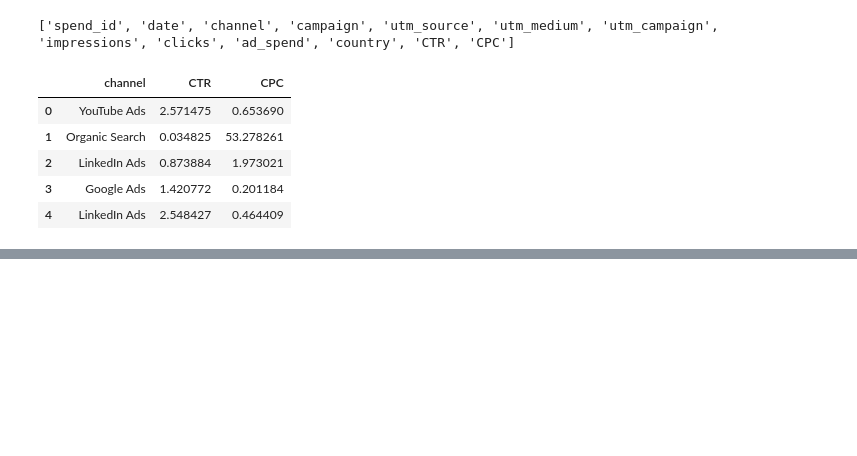
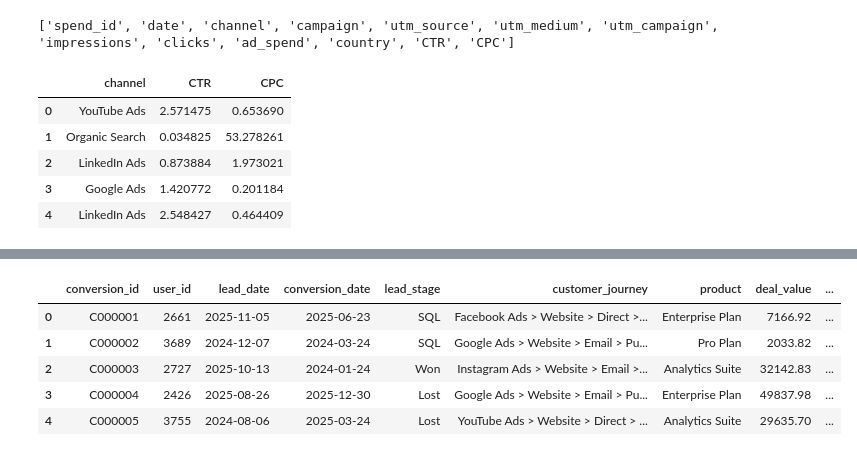
Before and after one commit to hitteshkharyal/Marketing-_ROI_Dashboard, a Jupyter notebook: project1.ipynb, the cells around one changed output, grey strips where cells are left out. Cells and saved outputs as stored; diff of their text form; code cells hidden in the pictures; blank space fills up the shorter version.

```diff
--- a/project1.ipynb
+++ b/project1.ipynb
@@ -224,0 +396,9 @@ ad_spend[['channel', 'CTR', 'CPC']].head()
+# %%
+pd.read_sql("SELECT * FROM conversions LIMIT 5", conn)
+# %% [output]
+|  | conversion_id | user_id | lead_date | conversion_date | lead_stage | customer_journey | product | deal_value | ... |
+| 0 | C000001 | 2661 | 2025-11-05 | 2025-06-23 | SQL | Facebook Ads > Website > Direct >... | Enterprise Plan | 7166.92 | ... |
+| 1 | C000002 | 3689 | 2024-12-07 | 2024-03-24 | SQL | Google Ads > Website > Email > Pu... | Pro Plan | 2033.82 | ... |
+| 2 | C000003 | 2727 | 2025-10-13 | 2024-01-24 | Won | Instagram Ads > Website > Email >... | Analytics Suite | 32142.83 | ... |
+| 3 | C000004 | 2426 | 2025-08-26 | 2025-12-30 | Lost | Google Ads > Website > Email > Pu... | Enterprise Plan | 49837.98 | ... |
+| 4 | C000005 | 3755 | 2024-08-06 | 2025-03-24 | Lost | YouTube Ads > Website > Direct > ... | Analytics Suite | 29635.70 | ... |
```
Also changed, not shown: parts of 28 cells of this notebook, 1 other file.
